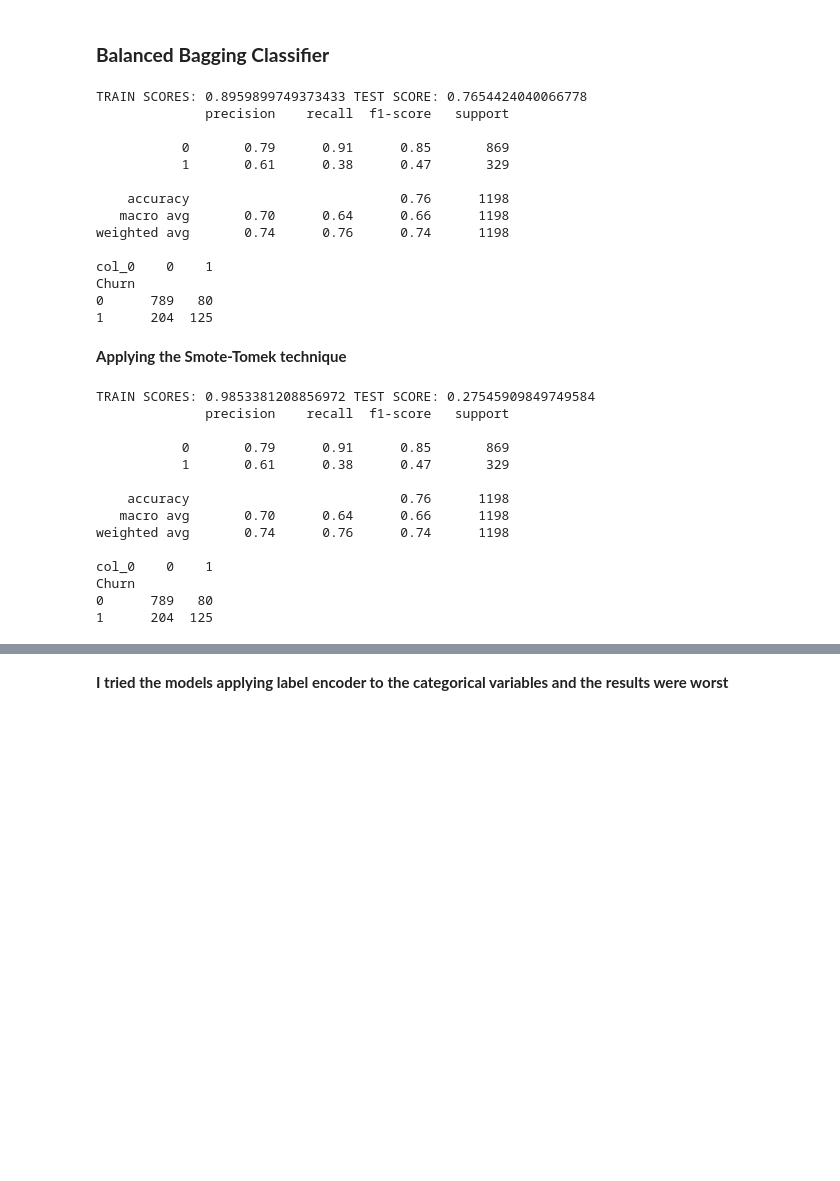
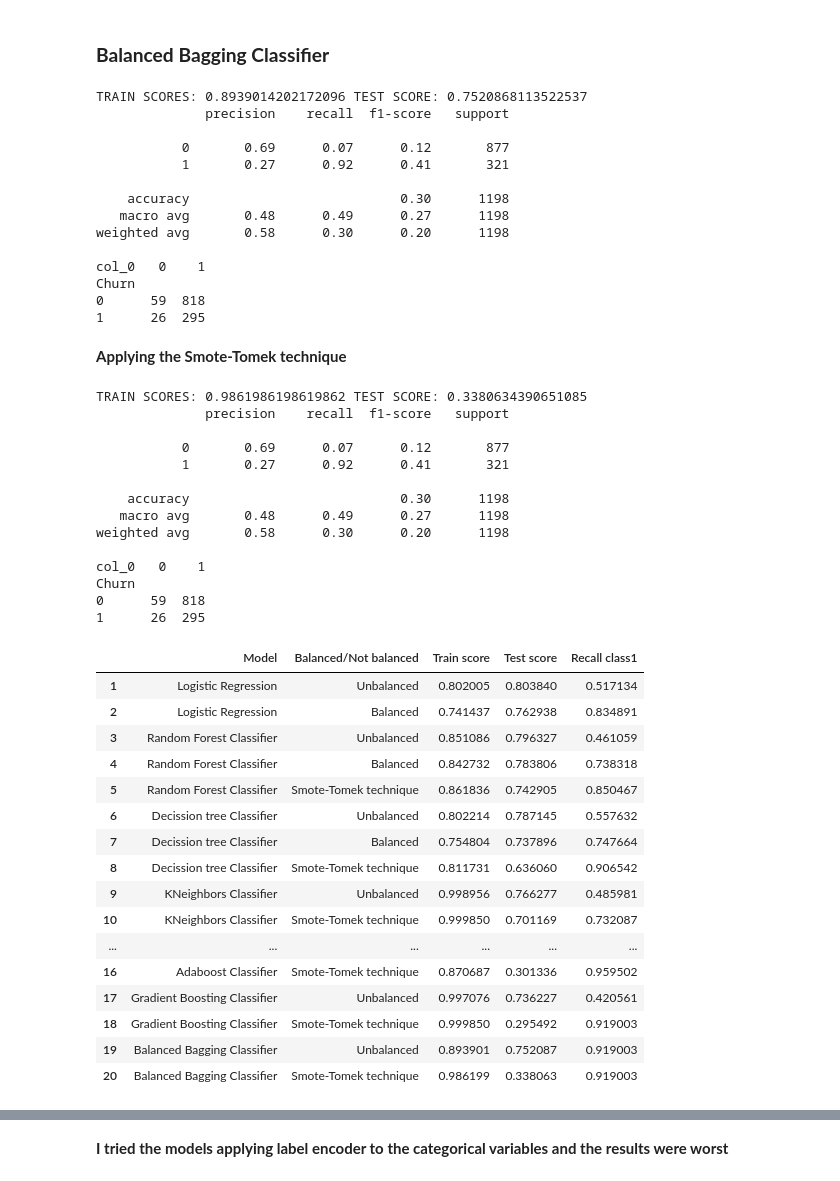
Before and after one commit to rfisla/MACHINE-LEARNING-PROJECTS, a Jupyter notebook: Telecom_users_analysis.ipynb, the cells around one changed output, grey strips where cells are left out. Saved outputs shown, nothing was run; the diff lists cells and outputs as text; code cells hidden in the pictures; blank space fills up the shorter version.

Commit message:
Adding dataframe with the ML results

```diff
--- a/Telecom_users_analysis.ipynb
+++ b/Telecom_users_analysis.ipynb
@@ -723,4 +777,7 @@ y_pred=gb.predict(X_test_norm)
 print('TRAIN SCORES:',gb.score(X_train_norm,y_train), 'TEST SCORE:', gb.score(X_test_norm,y_test))
 print(classification_report(y_test,y_pred))
 print(pd.crosstab(y_test,y_pred))
+
+results.loc[17] = ['Gradient Boosting Classifier', 'Unbalanced', gb.score(X_train_norm,y_train), gb.score(X_test_norm,y_test),
+                  recall_score(y_test,y_pred,pos_label=1)]
 # %% [output]
@@ -747,4 +804,7 @@ y_pred=gb.predict(X_test_norm)
 print('TRAIN SCORES:',gb.score(X_train_res,y_train_res), 'TEST SCORE:', gb.score(X_test_norm,y_test))
 print(classification_report(y_test,y_pred))
 print(pd.crosstab(y_test,y_pred))
+
+results.loc[18] = ['Gradient Boosting Classifier', 'Smote-Tomek technique', gb.score(X_train_res,y_train_res), gb.score(X_test_norm,y_test),
+                  recall_score(y_test,y_pred,pos_label=1)]
 # %% [output]
@@ -777,21 +837,24 @@ pred_y = bbc.predict(X_test_norm)
 print('TRAIN SCORES:',bbc.score(X_train_norm,y_train), 'TEST SCORE:', bbc.score(X_test_norm,y_test))
 print(classification_report(y_test,y_pred))
 print(pd.crosstab(y_test,y_pred))
+
+results.loc[19] = ['Balanced Bagging Classifier', 'Unbalanced', bbc.score(X_train_norm,y_train), bbc.score(X_test_norm,y_test),
+                  recall_score(y_test,y_pred,pos_label=1)]
 # %% [output]
-TRAIN SCORES: 0.8959899749373433 TEST SCORE: 0.7654424040066778
+TRAIN SCORES: 0.8939014202172096 TEST SCORE: 0.7520868113522537
               precision    recall  f1-score   support
 
-           0       0.79      0.91      0.85       869
-           1       0.61      0.38      0.47       329
+           0       0.69      0.07      0.12       877
+           1       0.27      0.92      0.41       321
 
-    accuracy                           0.76      1198
-   macro avg       0.70      0.64      0.66      1198
-weighted avg       0.74      0.76      0.74      1198
+    accuracy                           0.30      1198
+   macro avg       0.48      0.49      0.27      1198
+weighted avg       0.58      0.30      0.20      1198
 
-col_0    0    1
+col_0   0    1
 Churn
-0      789   80
-1      204  125
+0      59  818
+1      26  295
 # %% [markdown]
 **Applying the Smote-Tomek technique**
 # %%
@@ -806,18 +869,42 @@ pred_y = bbc.predict(X_test_norm)
 print('TRAIN SCORES:',bbc.score(X_train_res,y_train_res), 'TEST SCORE:', bbc.score(X_test_norm,y_test))
 print(classification_report(y_test,y_pred))
 print(pd.crosstab(y_test,y_pred))
+
+results.loc[20] = ['Balanced Bagging Classifier', 'Smote-Tomek technique', bbc.score(X_train_res,y_train_res), bbc.score(X_test_norm,y_test),
+                  recall_score(y_test,y_pred,pos_label=1)]
 # %% [output]
-TRAIN SCORES: 0.9853381208856972 TEST SCORE: 0.27545909849749584
+TRAIN SCORES: 0.9861986198619862 TEST SCORE: 0.3380634390651085
               precision    recall  f1-score   support
 
-           0       0.79      0.91      0.85       869
-           1       0.61      0.38      0.47       329
+           0       0.69      0.07      0.12       877
+           1       0.27      0.92      0.41       321
 
-    accuracy                           0.76      1198
-   macro avg       0.70      0.64      0.66      1198
-weighted avg       0.74      0.76      0.74      1198
+    accuracy                           0.30      1198
+   macro avg       0.48      0.49      0.27      1198
+weighted avg       0.58      0.30      0.20      1198
 
-col_0    0    1
+col_0   0    1
 Churn
-0      789   80
-1      204  125
+0      59  818
+1      26  295
+# %%
+results.to_csv('ML_results.csv', index=False)
+results
+# %% [output]
+|  | Model | Balanced/Not balanced | Train score | Test score | Recall class1 |
+| 1 | Logistic Regression | Unbalanced | 0.802005 | 0.803840 | 0.517134 |
+| 2 | Logistic Regression | Balanced | 0.741437 | 0.762938 | 0.834891 |
+| 3 | Random Forest Classifier | Unbalanced | 0.851086 | 0.796327 | 0.461059 |
+| 4 | Random Forest Classifier | Balanced | 0.842732 | 0.783806 | 0.738318 |
+| 5 | Random Forest Classifier | Smote-Tomek technique | 0.861836 | 0.742905 | 0.850467 |
+| 6 | Decission tree Classifier | Unbalanced | 0.802214 | 0.787145 | 0.557632 |
+| 7 | Decission tree Classifier | Balanced | 0.754804 | 0.737896 | 0.747664 |
+| 8 | Decission tree Classifier | Smote-Tomek technique | 0.811731 | 0.636060 | 0.906542 |
+| 9 | KNeighbors Classifier | Unbalanced | 0.998956 | 0.766277 | 0.485981 |
+| 10 | KNeighbors Classifier | Smote-Tomek technique | 0.999850 | 0.701169 | 0.732087 |
+| ... | ... | ... | ... | ... | ... |
+| 16 | Adaboost Classifier | Smote-Tomek technique | 0.870687 | 0.301336 | 0.959502 |
+| 17 | Gradient Boosting Classifier | Unbalanced | 0.997076 | 0.736227 | 0.420561 |
+| 18 | Gradient Boosting Classifier | Smote-Tomek technique | 0.999850 | 0.295492 | 0.919003 |
+| 19 | Balanced Bagging Classifier | Unbalanced | 0.893901 | 0.752087 | 0.919003 |
+| 20 | Balanced Bagging Classifier | Smote-Tomek technique | 0.986199 | 0.338063 | 0.919003 |
```
Also changed, not shown: parts of 26 cells of this notebook.
